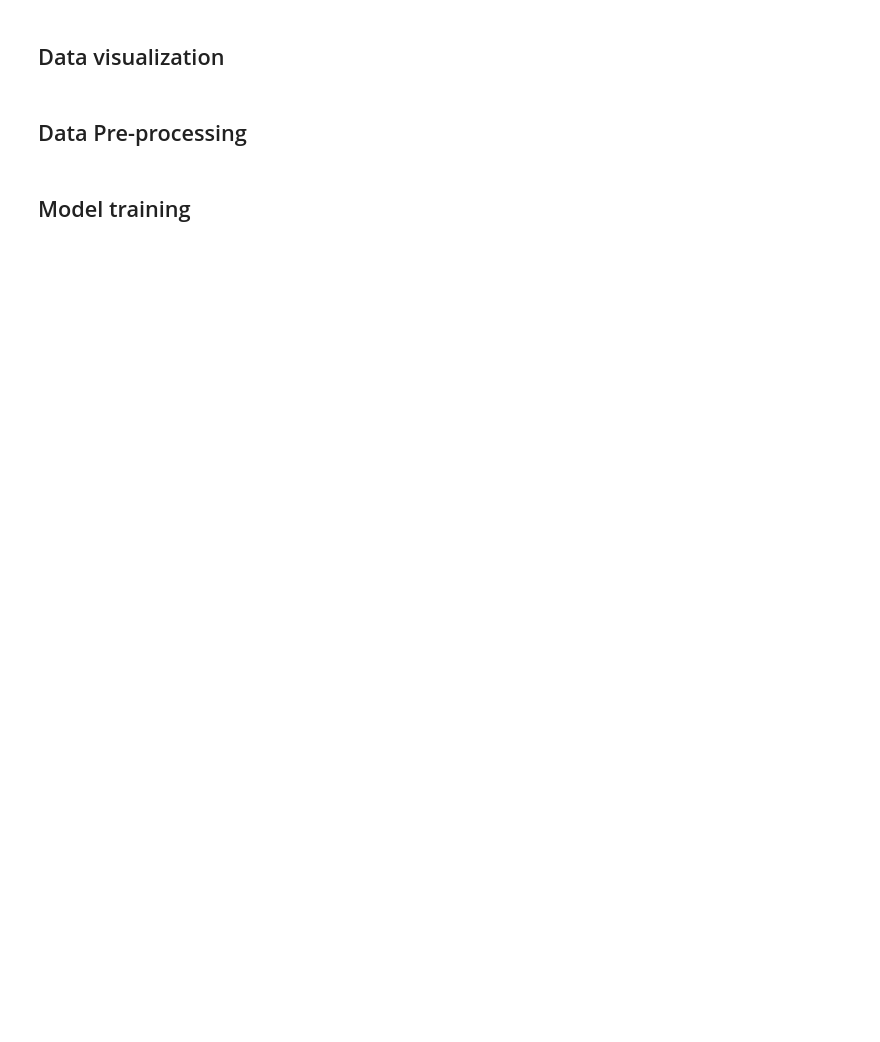
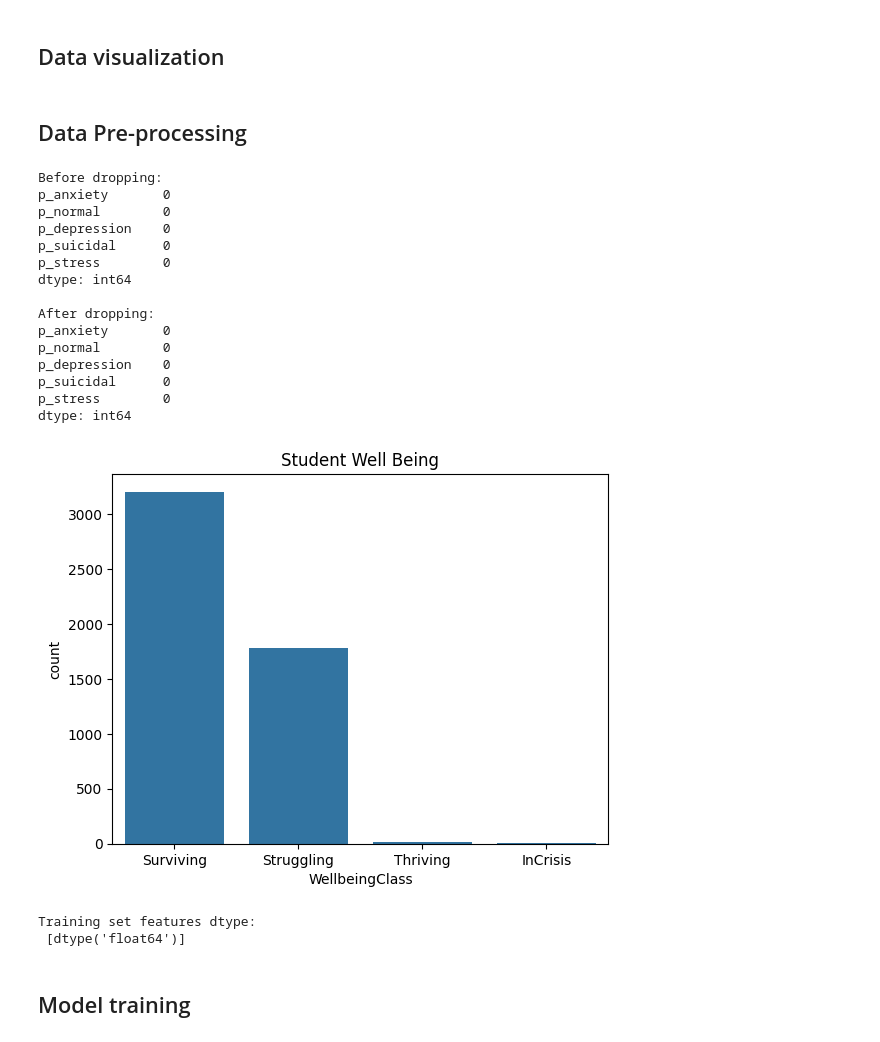
Before and after one commit to majiinB/Heron-wellnest-ml-model, a Jupyter notebook: notebooks/classification/random-forest.ipynb, the cells around one changed output. Cells and saved outputs as stored; diff of their text form; code cells hidden in the pictures; blank space fills up the shorter version.

Commit message:
finished notebooke for random forest, decision tree, and xg-boosted tree

```diff
--- a/notebooks/classification/random-forest.ipynb
+++ b/notebooks/classification/random-forest.ipynb
@@ -23,10 +23,18 @@ from collections import Counter
 # %% [markdown]
 ## Configurations
 # %%
-DATA_PATHS = [
-  '../data/'
-  ]
+DATA_PATH = '../../data/classification/synthetic_dataset.csv'
 # Path where the trained model will be saved
-MODEL_PATH = '../models/random_forest.joblib'
+MODEL_PATH = '../../models/classification/random_forest.joblib'
 # %% [markdown]
 ## Load Data
+# %%
+df = pd.read_csv(DATA_PATH)
+
+target_col = 'WellbeingClass'
+
+labels = df[target_col].unique()
+feature_cols = ['p_anxiety',	'p_normal',	'p_depression',	'p_suicidal',	'p_stress']
+
+print(df[target_col].value_counts())
+df.head()
@@ -34,6 +55,64 @@ MODEL_PATH = '../models/random_forest.joblib'
 ## Data visualization
 # %% [markdown]
 ## Data Pre-processing
+# %%
+# Check for missing values
+print("Before dropping:")
+print(df[feature_cols].isna().sum())
+
+
+# Drop the missing values
+df = df.dropna()
+
+# Check if missing values were dropped
+print("\nAfter dropping:")
+print(df[feature_cols].isna().sum())
+
+# Class distribution
+sns.countplot(x=target_col, data=df)
+plt.title('Student Well Being')
+plt.show()
+# %% [output]
+Before dropping:
+p_anxiety       0
+p_normal        0
+p_depression    0
+p_suicidal      0
+p_stress        0
+dtype: int64
+
+After dropping:
+p_anxiety       0
+p_normal        0
+p_depression    0
+p_suicidal      0
+p_stress        0
+dtype: int64
+[figure, added]
+# %%
+# Separate features and target
+X = df.drop(columns=[target_col])
+y = df[target_col]
+
+# Encode target variable
+le = LabelEncoder()
+y_encoded = le.fit_transform(y)
+
+# Encode categorical features before splitting
+X_encoded = pd.get_dummies(X)
+
+# Split the data first
+X_train, X_test, y_train, y_test = train_test_split(
+    X_encoded, y_encoded,
+    test_size=0.2,
+    stratify=y_encoded,
+    random_state=42
+)
+
+print("Training set features dtype:\n", X_train.dtypes.unique())  # Should show only numeric types
+# %% [output]
+Training set features dtype:
+ [dtype('float64')]
 # %% [markdown]
 ## Model training
 # %%
```
Also changed, not shown: parts of 4 cells of this notebook, 4 other files.
